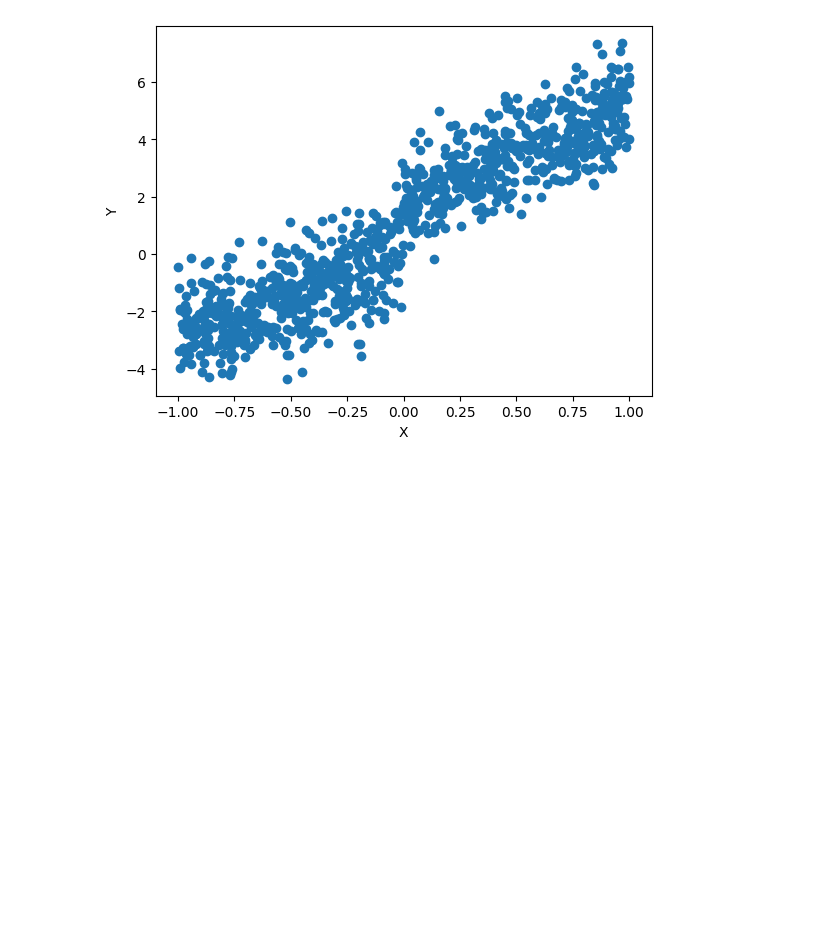
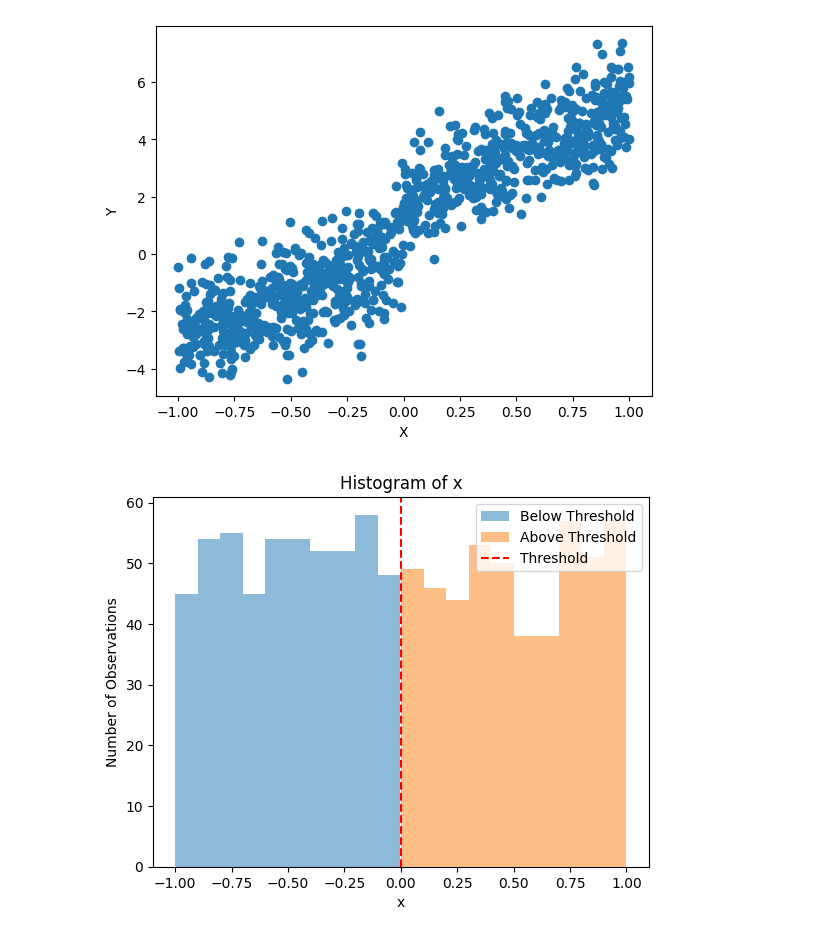
Before and after one commit to maton369/Causal_Interface_Practice, a Jupyter notebook: chap3_RDD.ipynb, the cells around one changed output. Cells and saved outputs as stored; diff of their text form; code cells hidden in the pictures; blank space fills up the shorter version.

```diff
--- a/chap3_RDD.ipynb
+++ b/chap3_RDD.ipynb
@@ -72,3 +72,50 @@ plt.ylabel("Y")  # Y軸のラベル（outcome）
 plt.show()  # グラフの表示
 # %% [output]
 [figure]
+# %%
+# ------------------------------------------------------------
+# 強制変数 X のヒストグラム（cutoff 前後の分布の確認）
+# ------------------------------------------------------------
+# 回帰不連続デザイン（RDD）の重要な識別仮定の一つに
+# 「cutoff 周りで X の分布が連続（≒ マニピュレーションがない）」
+# という密度連続性の仮定がある。
+#
+# もし個体が「わざと cutoff を越えるように X を操作している」場合、
+# cutoff 近傍で X の分布に不自然な谷や山が現れ、
+# RDD による因果効果の識別が怪しくなる。
+#
+# 以下のコードでは、
+#   - threshold 未満の個体（control 側）
+#   - threshold 以上の個体（treated 側）
+# に分けて X のヒストグラムを描くことで、
+# cutoff 前後で X の分布に大きな不連続がないかを目視でチェックしている。
+
+# threshold より左側（cutoff 未満）の X のヒストグラム
+# bins=10: X の範囲を 10 ビンに分割して頻度をカウント
+# alpha=0.5: 透過度を 0.5 にして、2 つのヒストグラムが重なっても視認しやすくする
+plt.hist(df[df["X"] < threshold]["X"], bins=10, alpha=0.5, label="Below Threshold")
+
+# threshold 以上（cutoff 右側）の X のヒストグラム
+# 同じビン数・同じ設定で描くことで、左右の分布形状を比較しやすくする。
+plt.hist(df[df["X"] >= threshold]["X"], bins=10, alpha=0.5, label="Above Threshold")
+
+# 赤い破線で cutoff（threshold）の位置を明示
+# RDD の文脈では、この縦線を境に処置割付ルールが変わることを示す。
+plt.axvline(x=threshold, color="r", linestyle="--", label="Threshold")
+
+# 軸ラベルとタイトルの設定
+plt.xlabel("x")  # 横軸: 強制変数 X
+plt.ylabel("Number of Observations")  # 縦軸: 各ビン内の観測数
+plt.title("Histogram of x")  # 図タイトル
+
+# 凡例の表示（Below / Above Threshold / Threshold の 3 つ）
+plt.legend()
+
+# ヒストグラムの描画
+# この図を見て、cutoff 付近で「片側だけ異様に観測が多い／少ない」といった
+# 不自然な形がないかを確認する。
+# より形式的には rddensity（McCrary test）を使って密度の不連続を検定するが、
+# ここではその前段としてのグラフィカル診断になっている。
+plt.show()
+# %% [output]
+[figure, added]
```
